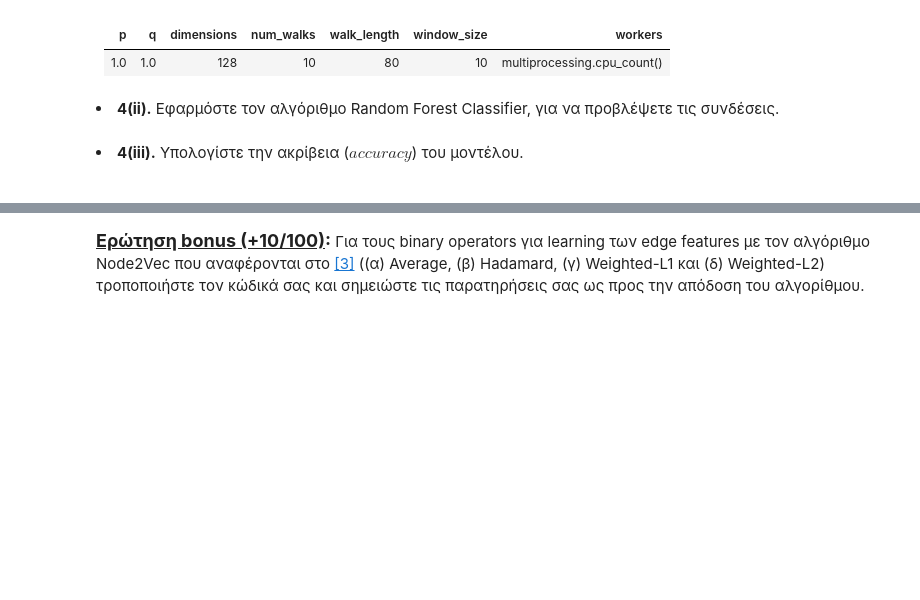
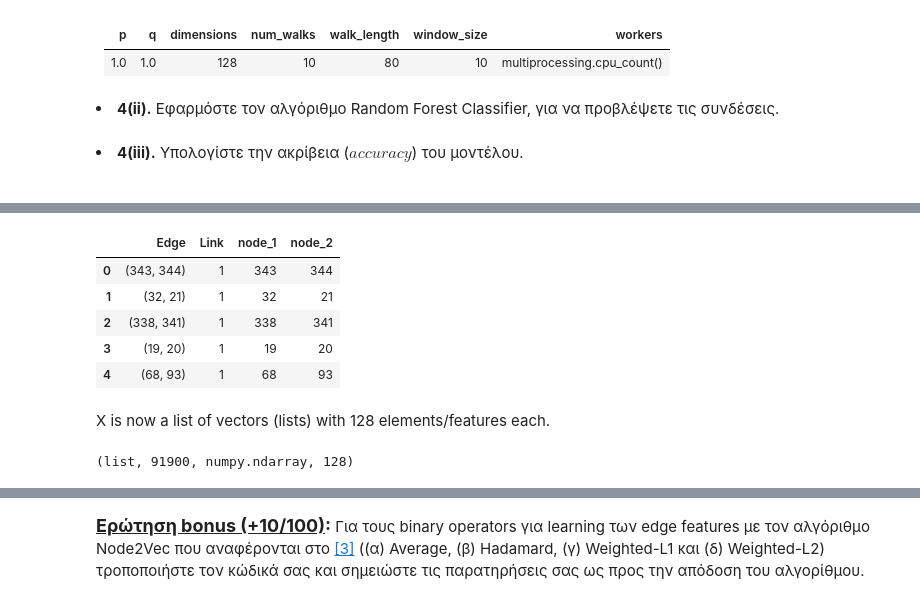
Before and after one commit to billdepo/Social-Networks-Analysis, a Jupyter notebook: lab3/lab3_2022_student_version.ipynb, the cells around one changed output, grey strips where cells are left out. Drawn from its saved outputs; the diff is of its cells as text; code cells hidden in the pictures; blank space fills up the shorter version.

```diff
--- a/lab3/lab3_2022_student_version.ipynb
+++ b/lab3/lab3_2022_student_version.ipynb
@@ -456,3 +438,6 @@ n2v_model = node2vec_walker.fit(window=window_size, min_count=1)
 <html><font>
     <li><B>4(ii).</B> Εφαρμόστε τον αλγόριθμο Random Forest Classifier, για να προβλέψετε τις συνδέσεις.</li><BR>
     <li><B>4(iii).</B> Υπολογίστε την ακρίβεια ($accuracy$) του μοντέλου. </li><BR></font></html>
+# %%
+df3 = copy.deepcopy(df)
+df3.head()
@@ -459,2 +451,16 @@ n2v_model = node2vec_walker.fit(window=window_size, min_count=1)
+# %%
+node1_list = [x for x,y in df['Edge']]
+node2_list = [y for x,y in df['Edge']]
+df3['node_1'] = node1_list
+df3['node_2'] = node2_list
+
+df3.head()
+# %% [output]
+|  | Edge | Link | node_1 | node_2 |
+| 0 | (343, 344) | 1 | 343 | 344 |
+| 1 | (32, 21) | 1 | 32 | 21 |
+| 2 | (338, 341) | 1 | 338 | 341 |
+| 3 | (19, 20) | 1 | 19 | 20 |
+| 4 | (68, 93) | 1 | 68 | 93 |
 # %%
 #apply trained Node2Vec model on each node pair of the dataframe "unconnected+removables"
@@ -462,0 +468,6 @@ n2v_model = node2vec_walker.fit(window=window_size, min_count=1)
+# %% [markdown]
+X is now a list of vectors (lists) with 128 elements/features each.
+# %%
+type(x), len(x), type(x[0]), len(x[0])
+# %% [output]
+(list, 91900, numpy.ndarray, 128)
```
Also changed, not shown: parts of 28 cells of this notebook.
